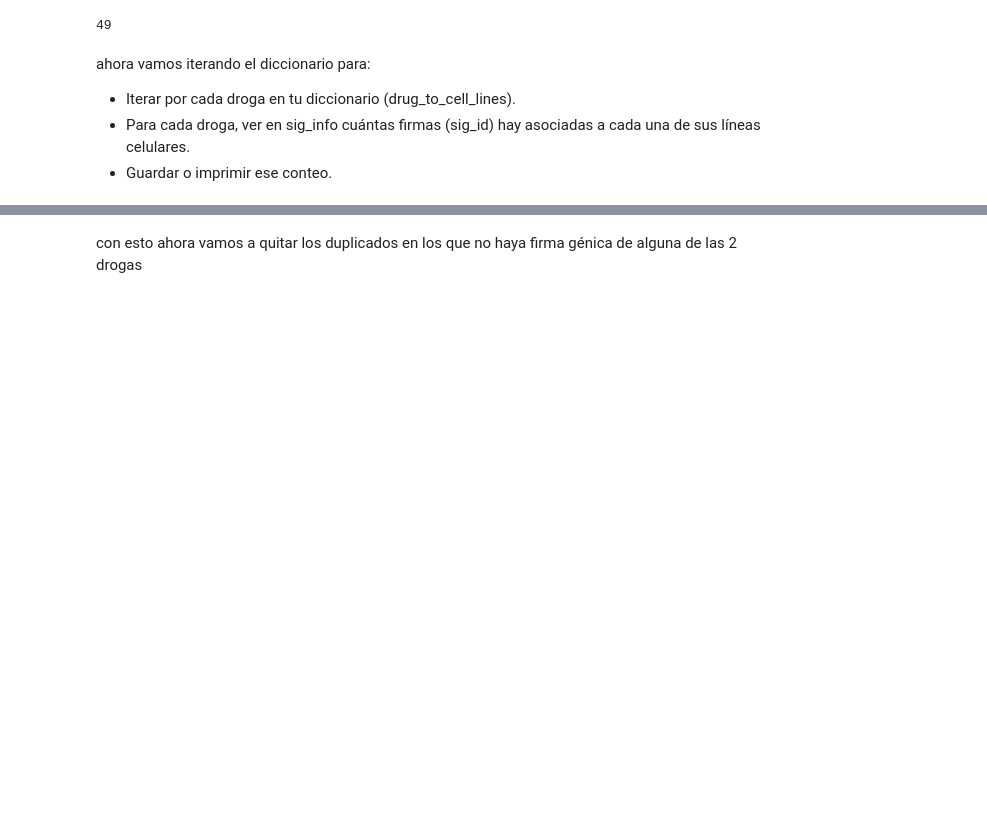
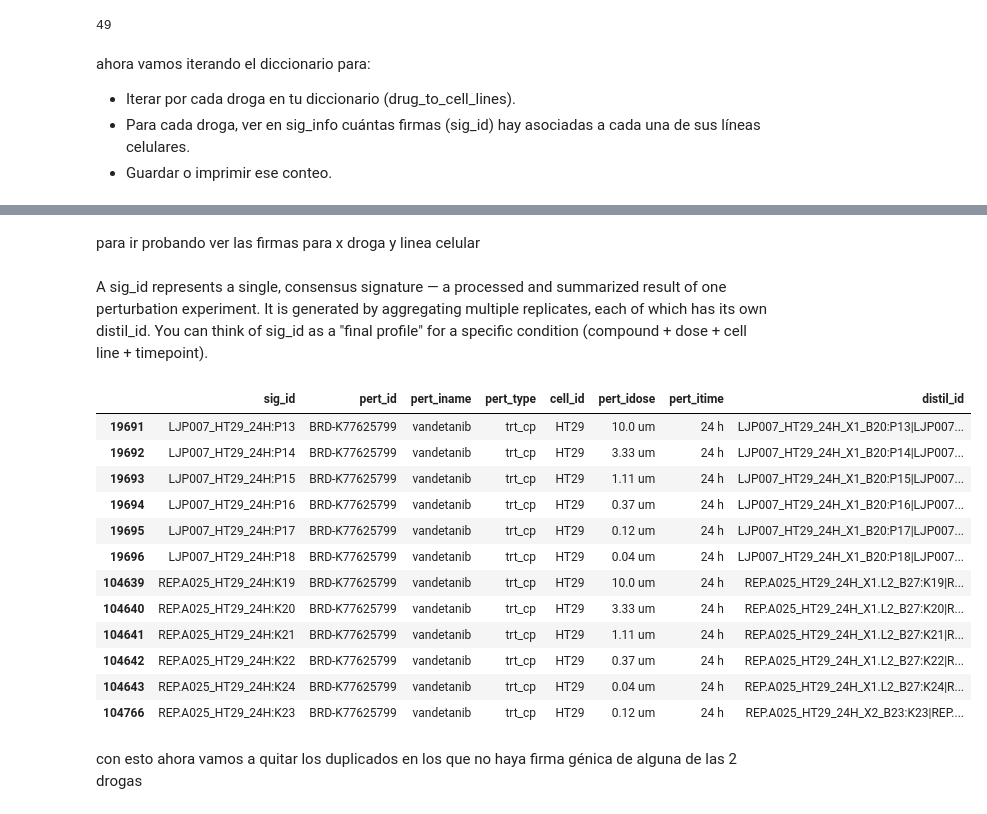
Before and after one commit to sofiaferben/TFM_old, a Jupyter notebook: codigo/CMAPS.ipynb, the cells around one changed output, grey strips where cells are left out. Cells and saved outputs as stored; diff of their text form; code cells hidden in the pictures; blank space fills up the shorter version.

```diff
--- a/codigo/CMAPS.ipynb
+++ b/codigo/CMAPS.ipynb
@@ -446 +446,25 @@ signatures_df
 277 rows × 3 columns
+# %%
+import pandas as pd
+
+def count_and_list_signatures_per_drug_and_cellline(drug_to_cell_lines, sig_info):
+    data = []
+
+    for drug, cell_lines in drug_to_cell_lines.items():
+        for cell in cell_lines:
+            matching_sigs = sig_info[
+                (sig_info["pert_iname"] == drug) &
+                (sig_info["cell_id"] == cell)
+            ]
+            sig_ids = matching_sigs["sig_id"].unique().tolist()
+            num_signatures = len(sig_ids)
+            data.append({
+                "drug": drug,
+                "cell_line": cell,
+                "num_signatures": num_signatures,
+                "signature_ids": sig_ids
+            })
+
+    return pd.DataFrame(data)
+# %%
+drugs_cell_signature_names = count_and_list_signatures_per_drug_and_cellline(drug_to_cell_lines, sig_info)
@@ -447,3 +487,35 @@ signatures_df
+# %% [markdown]
+para ir probando ver las firmas para x droga y linea celular
+# %%
+# Filtrar por el fármaco y la línea celular específicos
+filtered_row = drugs_cell_signature_names[
+    (drugs_cell_signature_names["drug"] == "vandetanib") &
+    (drugs_cell_signature_names["cell_line"] == "HT29")
+]
+
+# Extraer la lista de firmas génicas (signature_ids)
+signature_list = filtered_row["signature_ids"].values[0]
+# %% [markdown]
+A sig_id represents a single, consensus signature — a processed and summarized result of one perturbation experiment. It is generated by aggregating multiple replicates, each of which has its own distil_id. You can think of sig_id as a "final profile" for a specific condition (compound + dose + cell line + timepoint).
+# %%
+# Filtrar sig_info por los sig_id contenidos en la lista
+matching_sig_info = sig_info[sig_info["sig_id"].isin(signature_list)]
+# Filtrar sig_info por los sig_id contenidos en la lista
+matching_sig_info
+# %% [output]
+|  | sig_id | pert_id | pert_iname | pert_type | cell_id | pert_idose | pert_itime | distil_id |
+| 19691 | LJP007_HT29_24H:P13 | BRD-K77625799 | vandetanib | trt_cp | HT29 | 10.0 um | 24 h | LJP007_HT29_24H_X1_B20:P13|LJP007... |
+| 19692 | LJP007_HT29_24H:P14 | BRD-K77625799 | vandetanib | trt_cp | HT29 | 3.33 um | 24 h | LJP007_HT29_24H_X1_B20:P14|LJP007... |
+| 19693 | LJP007_HT29_24H:P15 | BRD-K77625799 | vandetanib | trt_cp | HT29 | 1.11 um | 24 h | LJP007_HT29_24H_X1_B20:P15|LJP007... |
+| 19694 | LJP007_HT29_24H:P16 | BRD-K77625799 | vandetanib | trt_cp | HT29 | 0.37 um | 24 h | LJP007_HT29_24H_X1_B20:P16|LJP007... |
+| 19695 | LJP007_HT29_24H:P17 | BRD-K77625799 | vandetanib | trt_cp | HT29 | 0.12 um | 24 h | LJP007_HT29_24H_X1_B20:P17|LJP007... |
+| 19696 | LJP007_HT29_24H:P18 | BRD-K77625799 | vandetanib | trt_cp | HT29 | 0.04 um | 24 h | LJP007_HT29_24H_X1_B20:P18|LJP007... |
+| 104639 | REP.A025_HT29_24H:K19 | BRD-K77625799 | vandetanib | trt_cp | HT29 | 10.0 um | 24 h | REP.A025_HT29_24H_X1.L2_B27:K19|R... |
+| 104640 | REP.A025_HT29_24H:K20 | BRD-K77625799 | vandetanib | trt_cp | HT29 | 3.33 um | 24 h | REP.A025_HT29_24H_X1.L2_B27:K20|R... |
+| 104641 | REP.A025_HT29_24H:K21 | BRD-K77625799 | vandetanib | trt_cp | HT29 | 1.11 um | 24 h | REP.A025_HT29_24H_X1.L2_B27:K21|R... |
+| 104642 | REP.A025_HT29_24H:K22 | BRD-K77625799 | vandetanib | trt_cp | HT29 | 0.37 um | 24 h | REP.A025_HT29_24H_X1.L2_B27:K22|R... |
+| 104643 | REP.A025_HT29_24H:K24 | BRD-K77625799 | vandetanib | trt_cp | HT29 | 0.04 um | 24 h | REP.A025_HT29_24H_X1.L2_B27:K24|R... |
+| 104766 | REP.A025_HT29_24H:K23 | BRD-K77625799 | vandetanib | trt_cp | HT29 | 0.12 um | 24 h | REP.A025_HT29_24H_X2_B23:K23|REP.... |
 # %% [markdown]
 con esto ahora vamos a quitar los duplicados en los que no haya firma génica de  alguna de las 2 drogas
 # %%
```
Also changed, not shown: parts of 8 cells of this notebook.
